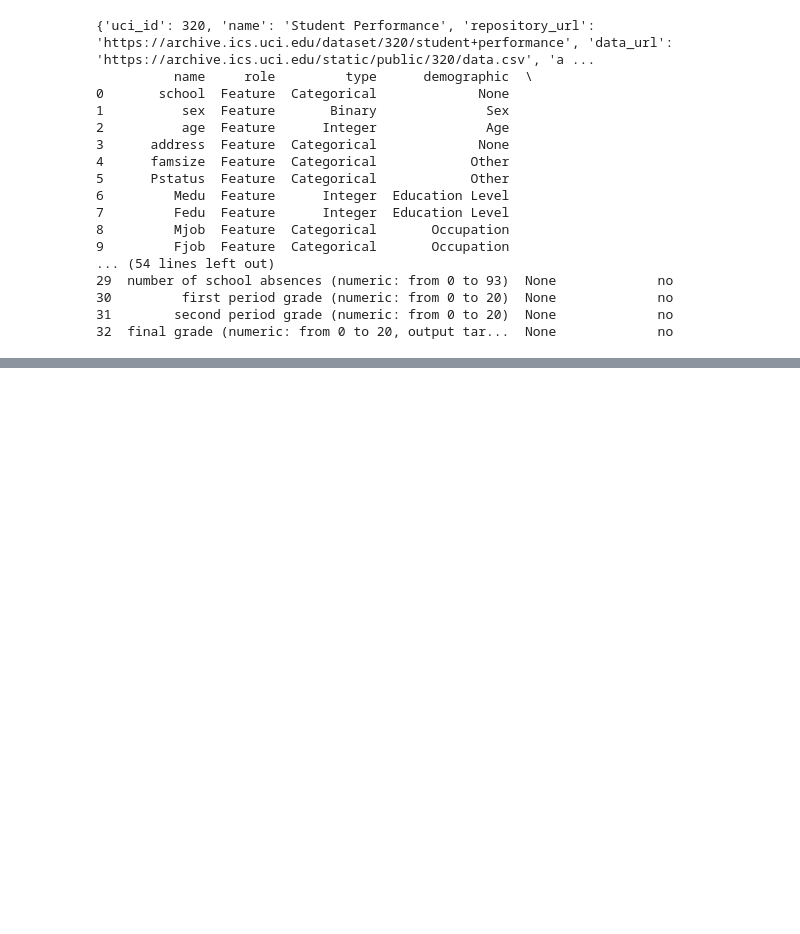
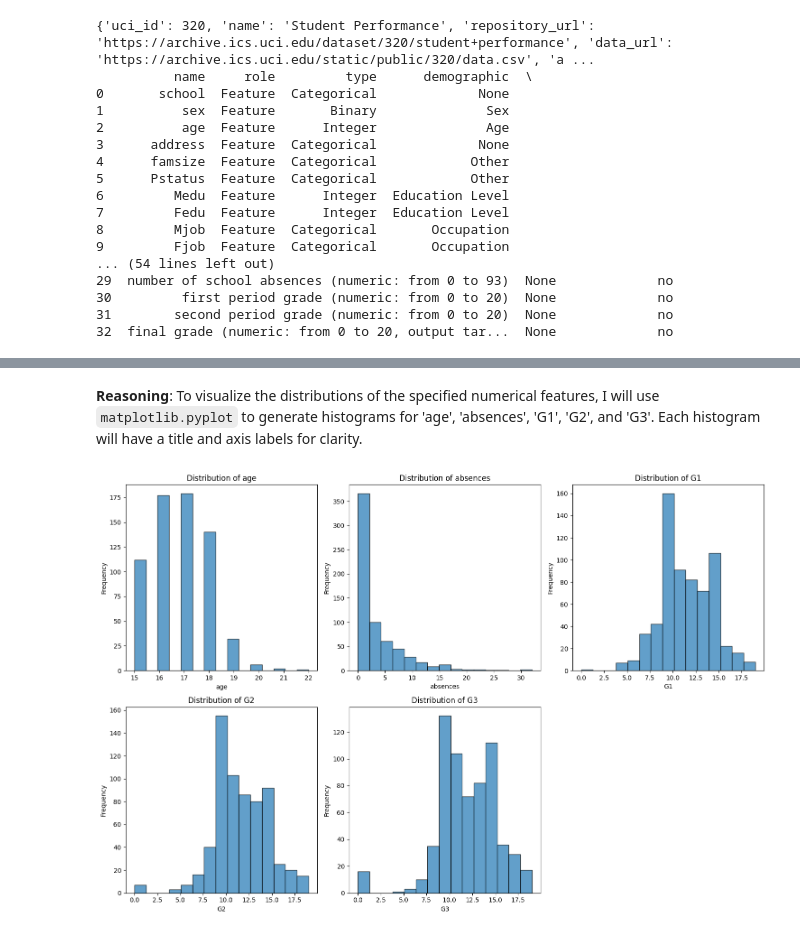
Before and after one commit to Anouarlh/DS, a Jupyter notebook: Anouar_LAHLOU_ASS1.ipynb, the cells around one changed output, grey strips where cells are left out. Drawn from its saved outputs; the diff is of its cells as text; code cells hidden in the pictures; blank space fills up the shorter version.

```diff
--- a/Anouar_LAHLOU_ASS1.ipynb
+++ b/Anouar_LAHLOU_ASS1.ipynb
@@ -50,0 +62,6 @@ print(student_performance.variables)
+# %%
+import pandas as pd
+
+df = pd.concat([X, y], axis=1)
+print("First 5 rows of the combined DataFrame:")
+print(df.head())
@@ -50,0 +142,24 @@ print(student_performance.variables)
+# %% [markdown]
+**Reasoning**:
+To visualize the distributions of the specified numerical features, I will use `matplotlib.pyplot` to generate histograms for 'age', 'absences', 'G1', 'G2', and 'G3'. Each histogram will have a title and axis labels for clarity.
+# %%
+import matplotlib.pyplot as plt
+
+# Define the numerical columns for which to plot histograms
+numerical_cols_to_plot = ['age', 'absences', 'G1', 'G2', 'G3']
+
+# Create a figure and a set of subplots
+plt.figure(figsize=(15, 10))
+
+# Iterate over the columns and plot a histogram for each
+for i, col in enumerate(numerical_cols_to_plot):
+    plt.subplot(2, 3, i + 1)  # 2 rows, 3 columns layout
+    plt.hist(df[col], bins=15, edgecolor='black', alpha=0.7)
+    plt.title(f'Distribution of {col}')
+    plt.xlabel(col)
+    plt.ylabel('Frequency')
+
+plt.tight_layout() # Adjust layout to prevent overlapping titles/labels
+plt.show()
+# %% [output]
+[figure, added]
```
Also changed, not shown: parts of 34 cells of this notebook.
